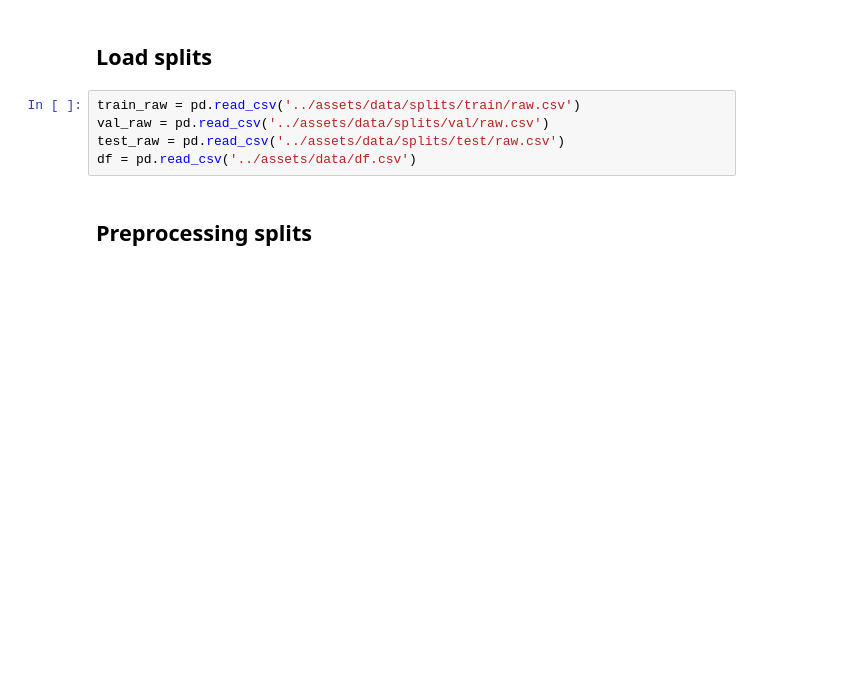
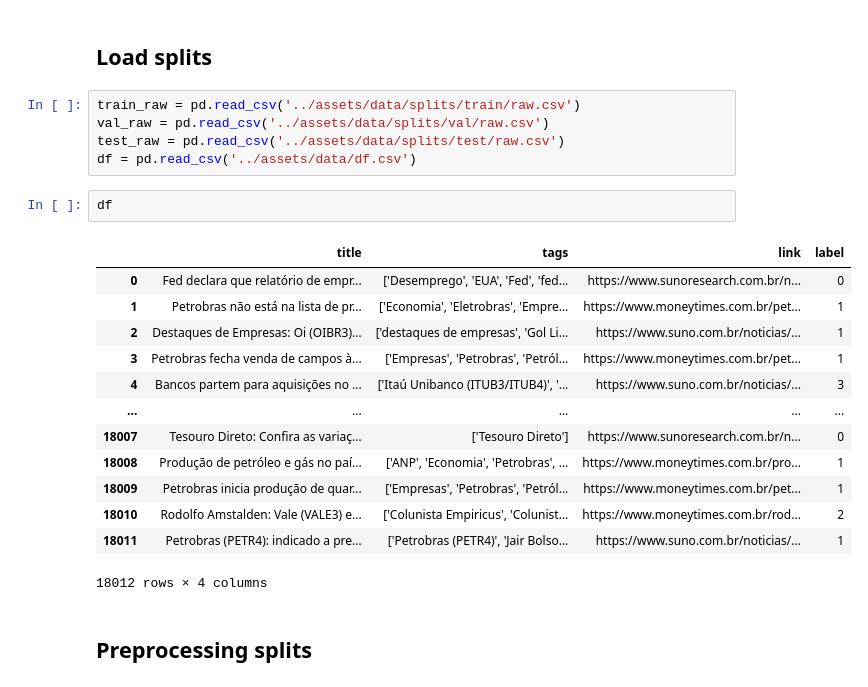
Before and after one commit to guico3lho/TCC_tags, a Jupyter notebook: pipeline/preprocessing.ipynb, the cells around one changed output. Cells and saved outputs as stored; diff of their text form; blank space fills up the shorter version.

```diff
--- a/pipeline/preprocessing.ipynb
+++ b/pipeline/preprocessing.ipynb
@@ -138,6 +139,22 @@ train_raw = pd.read_csv('../assets/data/splits/train/raw.csv')
 val_raw = pd.read_csv('../assets/data/splits/val/raw.csv')
 test_raw = pd.read_csv('../assets/data/splits/test/raw.csv')
 df = pd.read_csv('../assets/data/df.csv')
+# %%
+df
+# %% [output]
+|  | title | tags | link | label |
+| 0 | Fed declara que relatório de empr... | ['Desemprego', 'EUA', 'Fed', 'fed... | https://www.sunoresearch.com.br/n... | 0 |
+| 1 | Petrobras não está na lista de pr... | ['Economia', 'Eletrobras', 'Empre... | https://www.moneytimes.com.br/pet... | 1 |
+| 2 | Destaques de Empresas: Oi (OIBR3)... | ['destaques de empresas', 'Gol Li... | https://www.suno.com.br/noticias/... | 1 |
+| 3 | Petrobras fecha venda de campos à... | ['Empresas', 'Petrobras', 'Petról... | https://www.moneytimes.com.br/pet... | 1 |
+| 4 | Bancos partem para aquisições no ... | ['Itaú Unibanco (ITUB3/ITUB4)', '... | https://www.suno.com.br/noticias/... | 3 |
+| ... | ... | ... | ... | ... |
+| 18007 | Tesouro Direto: Confira as variaç... | ['Tesouro Direto'] | https://www.sunoresearch.com.br/n... | 0 |
+| 18008 | Produção de petróleo e gás no paí... | ['ANP', 'Economia', 'Petrobras', ... | https://www.moneytimes.com.br/pro... | 1 |
+| 18009 | Petrobras inicia produção de quar... | ['Empresas', 'Petrobras', 'Petról... | https://www.moneytimes.com.br/pet... | 1 |
+| 18010 | Rodolfo Amstalden: Vale (VALE3) e... | ['Colunista Empiricus', 'Colunist... | https://www.moneytimes.com.br/rod... | 2 |
+| 18011 | Petrobras (PETR4): indicado a pre... | ['Petrobras (PETR4)', 'Jair Bolso... | https://www.suno.com.br/noticias/... | 1 |
+18012 rows × 4 columns
 # %% [markdown]
 ## Preprocessing splits
 # %%
```
Also changed, not shown: parts of 2 cells of this notebook, 22 other files.
